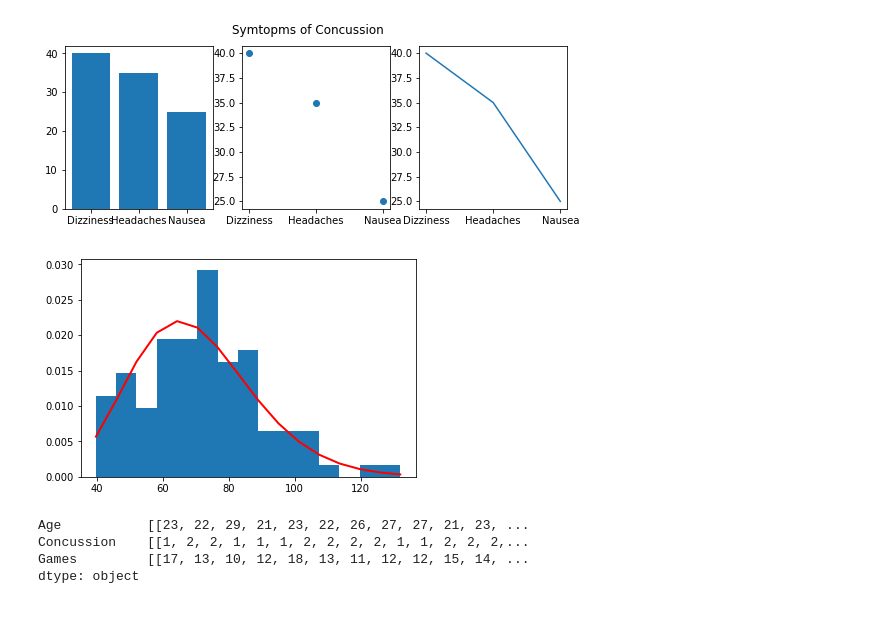
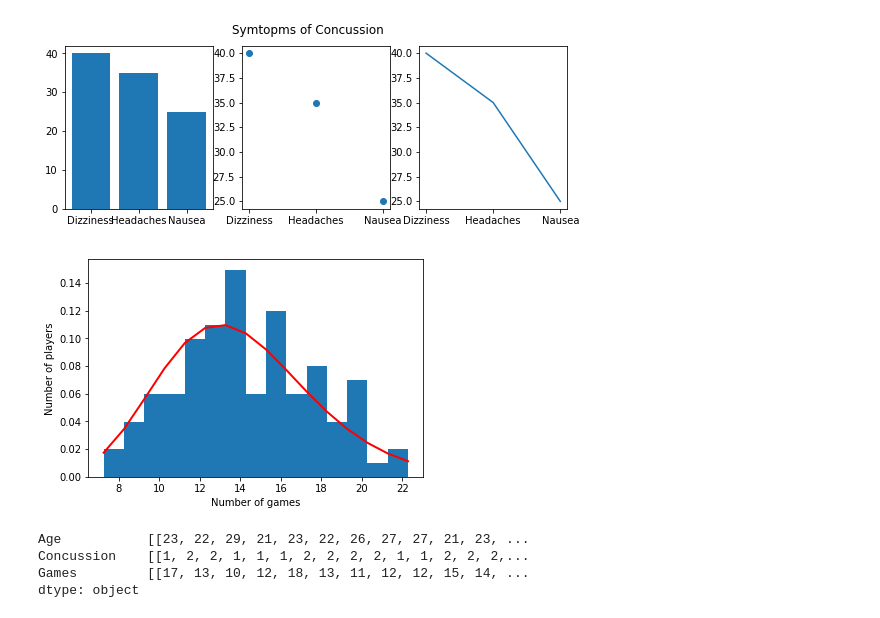
Before and after one commit to tullowhurler/Real-World-Data-, a Jupyter notebook: Real World Data.ipynb, the cells around one changed output. Saved outputs shown, nothing was run; the diff lists cells and outputs as text; code cells hidden in the pictures.

Commit message:
Used Gamma Distribution for Games

```diff
--- a/Real World Data.ipynb
+++ b/Real World Data.ipynb
@@ -139,18 +159,22 @@ Length: 100, dtype: object
 # %%
 # Generating data for average number of games played in a season
 
 import matplotlib.pyplot as plt
 import scipy.special as sps
 import numpy as np
 
-shape, scale = 14, 5.  # mean=4, std=2*sqrt(2)
+shape, scale = 14, 1.  # mean=14, std=5
 s = np.random.gamma(shape, scale,100)
 count, bins, ignored = plt.hist(s, 15, density=True)
 y = bins**(shape-1)*(np.exp(-bins/scale) / (sps.gamma(shape)*scale**shape))
 plt.plot(bins, y, linewidth=2, color='r')
+plt.xlabel('Number of games')
+plt.ylabel('Number of players')
 plt.show()
+
+#https://docs.scipy.org/doc/numpy/reference/generated/numpy.random.gamma.html#numpy.random.gamma
 # %% [output]
-[figure, old version]
+[figure, new version]
 # %%
 import pandas as pd
 import seaborn as sns
```
Also changed, not shown: parts of 3 cells of this notebook.
